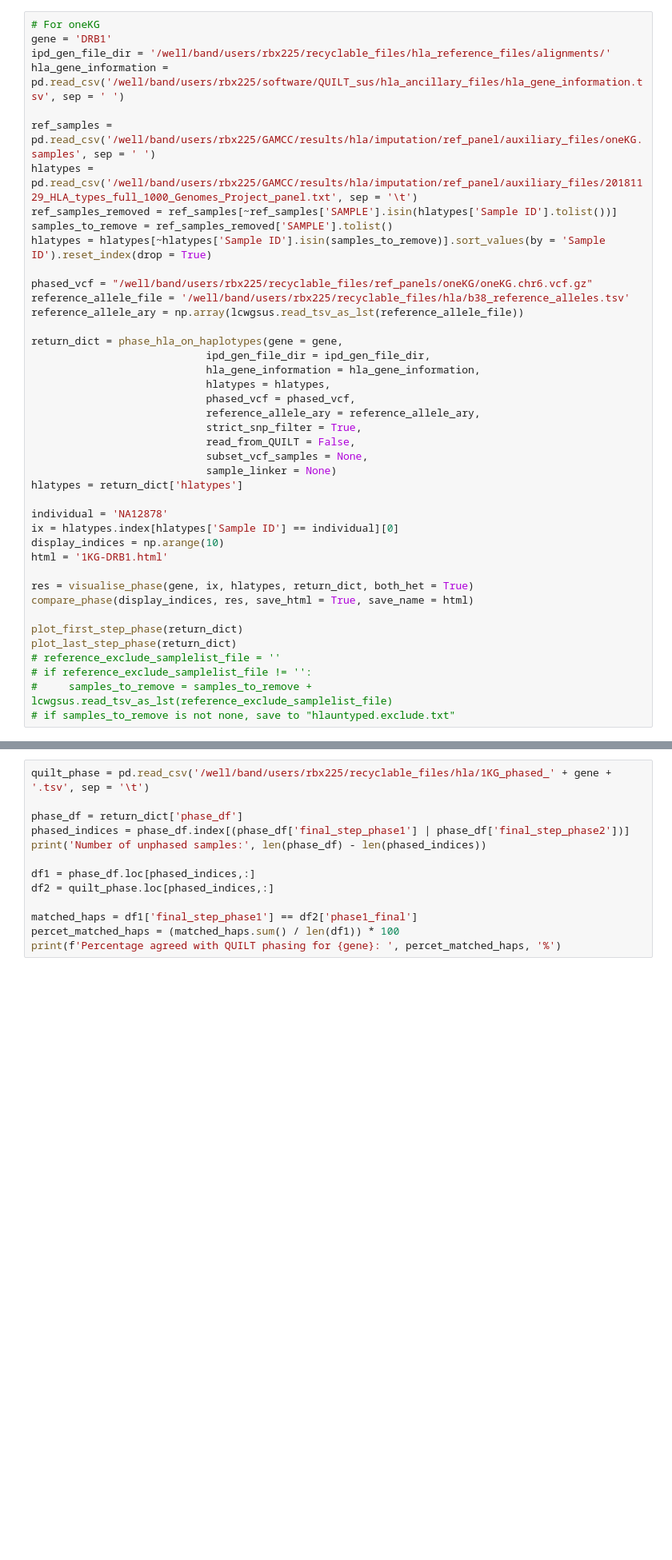
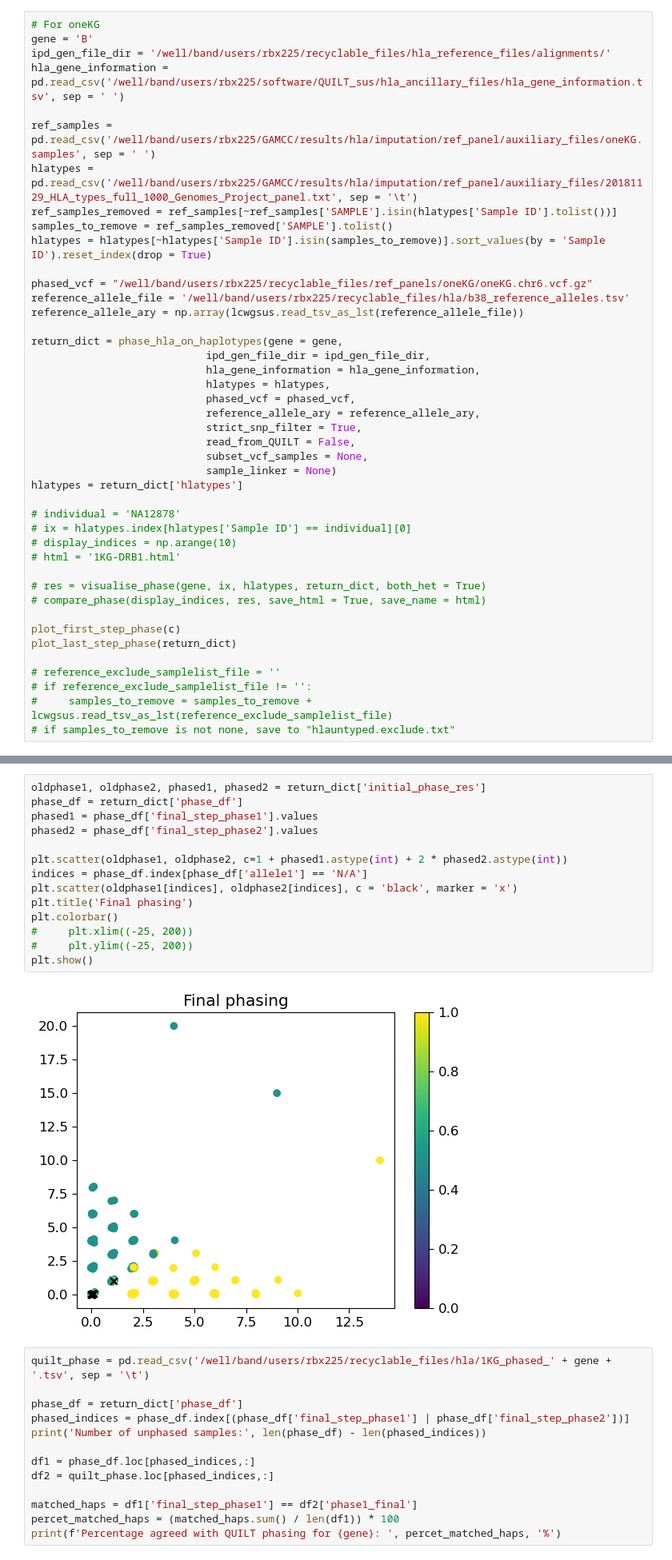
Before and after one commit to Suuuuuuuus/QUILT_sus, a Jupyter notebook: QUILT/Python/phasing_test.ipynb, the cells around one changed output, grey strips where cells are left out. Shown at 80% size. Saved outputs shown, nothing was run; the diff lists cells and outputs as text; blank space fills up the shorter version.

```diff
--- a/QUILT/Python/phasing_test.ipynb
+++ b/QUILT/Python/phasing_test.ipynb
@@ -48,6 +50,6 @@ pd.options.mode.chained_assignment = None
 # %%
 # For oneKG
-gene = 'DRB1'
+gene = 'B'
 ipd_gen_file_dir = '/well/band/users/rbx225/recyclable_files/hla_reference_files/alignments/'
 hla_gene_information = pd.read_csv('/well/band/users/rbx225/software/QUILT_sus/hla_ancillary_files/hla_gene_information.tsv', sep = ' ')
 
@@ -73,16 +75,17 @@ return_dict = phase_hla_on_haplotypes(gene = gene,
                             sample_linker = None)
 hlatypes = return_dict['hlatypes']
 
-individual = 'NA12878'
-ix = hlatypes.index[hlatypes['Sample ID'] == individual][0]
-display_indices = np.arange(10)
-html = '1KG-DRB1.html'
+# individual = 'NA12878'
+# ix = hlatypes.index[hlatypes['Sample ID'] == individual][0]
+# display_indices = np.arange(10)
+# html = '1KG-DRB1.html'
 
-res = visualise_phase(gene, ix, hlatypes, return_dict, both_het = True)
-compare_phase(display_indices, res, save_html = True, save_name = html)
+# res = visualise_phase(gene, ix, hlatypes, return_dict, both_het = True)
+# compare_phase(display_indices, res, save_html = True, save_name = html)
 
-plot_first_step_phase(return_dict)
+plot_first_step_phase(c)
 plot_last_step_phase(return_dict)
+
 # reference_exclude_samplelist_file = ''
 # if reference_exclude_samplelist_file != '':
 #     samples_to_remove = samples_to_remove + lcwgsus.read_tsv_as_lst(reference_exclude_samplelist_file)
@@ -90,3 +102,19 @@ plot_last_step_phase(return_dict)
+# %%
+oldphase1, oldphase2, phased1, phased2 = return_dict['initial_phase_res']
+phase_df = return_dict['phase_df']
+phased1 = phase_df['final_step_phase1'].values
+phased2 = phase_df['final_step_phase2'].values
+
+plt.scatter(oldphase1, oldphase2, c=1 + phased1.astype(int) + 2 * phased2.astype(int))
+indices = phase_df.index[phase_df['allele1'] == 'N/A']
+plt.scatter(oldphase1[indices], oldphase2[indices], c = 'black', marker = 'x')
+plt.title('Final phasing')
+plt.colorbar()
+#     plt.xlim((-25, 200))
+#     plt.ylim((-25, 200))
+plt.show()
+# %% [output]
+[figure, added]
 # %%
 quilt_phase = pd.read_csv('/well/band/users/rbx225/recyclable_files/hla/1KG_phased_' + gene + '.tsv', sep = '\t')
 
```
Also changed, not shown: parts of 2 cells of this notebook, 1 other file.
